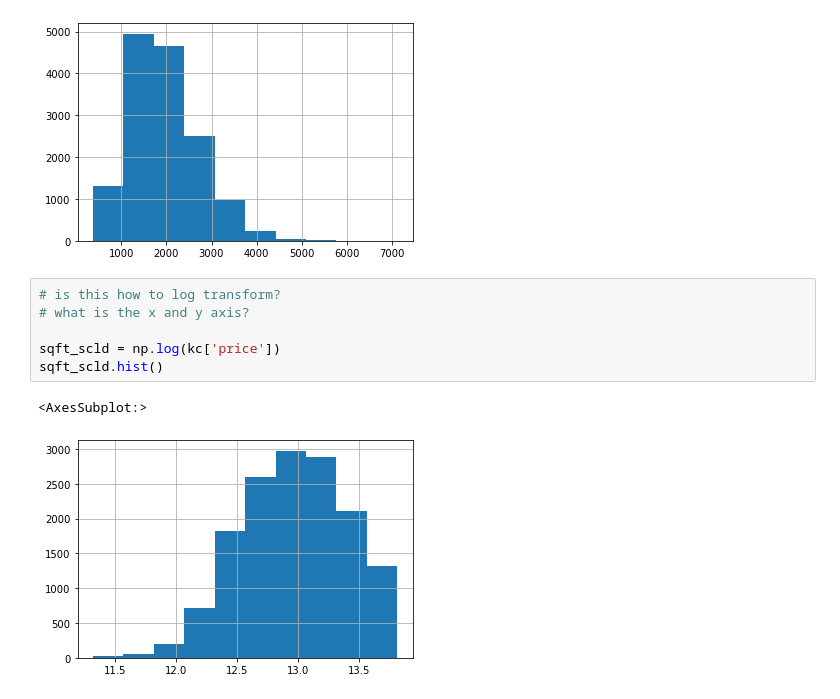
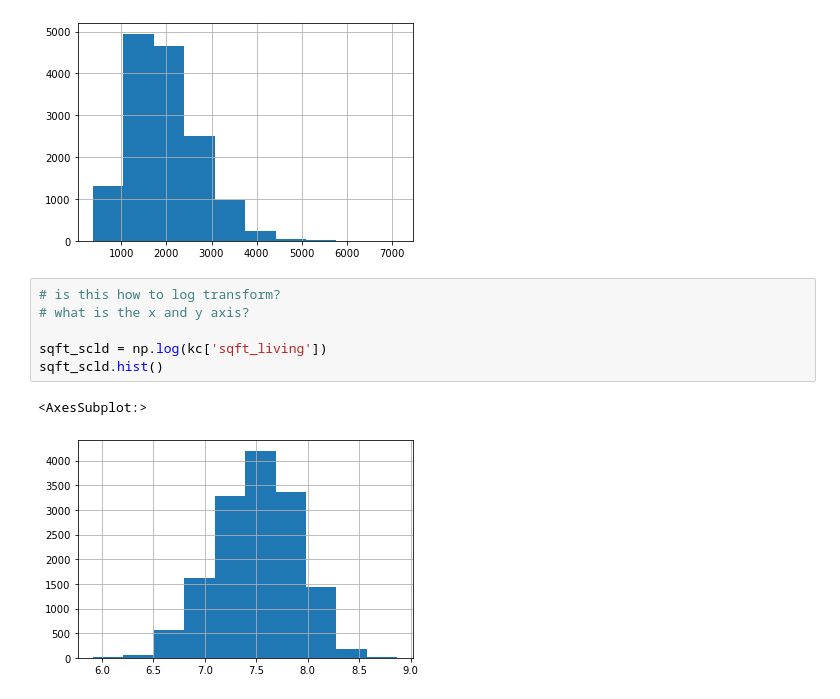
Before and after one commit to ashakeri92/dsc-phase-2-project-v2-3, a Jupyter notebook: Analysis.ipynb, the cells around one changed output. Saved outputs shown, nothing was run; the diff lists cells and outputs as text.

Commit message:
worked on Q-Q plots

```diff
--- a/Analysis.ipynb
+++ b/Analysis.ipynb
@@ -270,9 +259,9 @@ kc['sqft_living'].hist()
 # %%
 # is this how to log transform?
 # what is the x and y axis?
 
-sqft_scld = np.log(kc['price'])
+sqft_scld = np.log(kc['sqft_living'])
 sqft_scld.hist()
 # %% [output]
 <AxesSubplot:>
-[figure, old version]
+[figure, new version]
```
Also changed, not shown: parts of 8 cells of this notebook.
